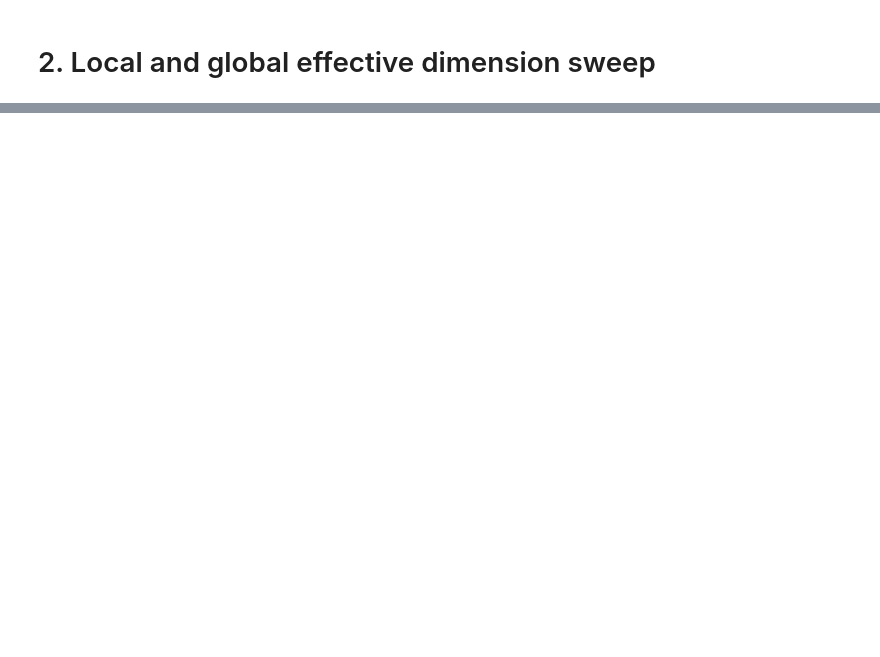
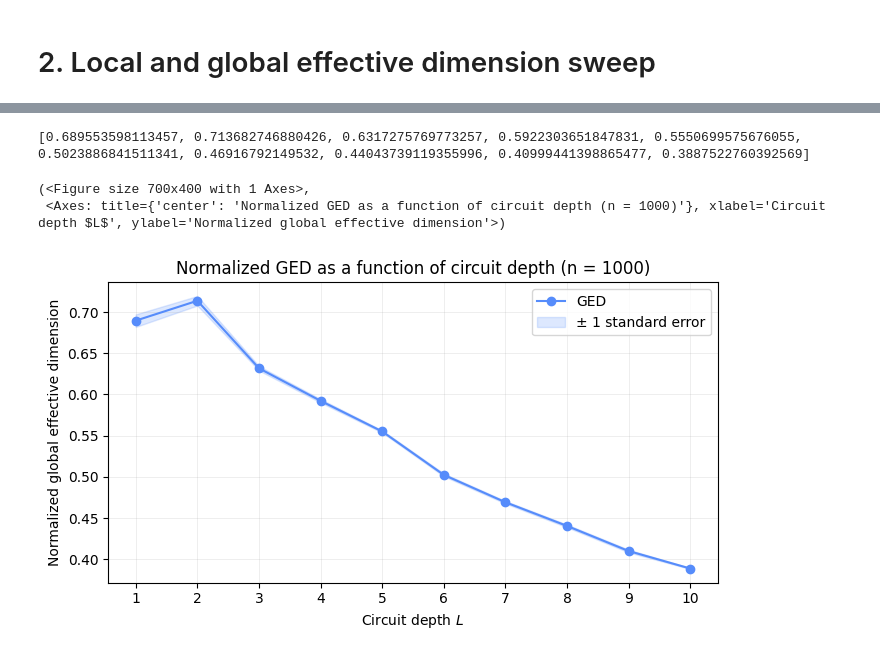
Before and after one commit to AdrianPanasiewicz/Effective_dimension_tds, a Jupyter notebook: tds_experiment.ipynb, the cells around one changed output, grey strips where cells are left out. Saved outputs shown, nothing was run; the diff lists cells and outputs as text; code cells hidden in the pictures; blank space fills up the shorter version.

```diff
--- a/tds_experiment.ipynb
+++ b/tds_experiment.ipynb
@@ -80,7 +80,7 @@ The optimal devices: default.qubit and cpu
 # %% [markdown]
 # 1. Model training
 # %%
-dataset_path = Path(project_root) / "projects" / "trainability_effective_dim" / "core" / "datasets"
+dataset_path = Path(project_root) / "Coding-projects" / "TDS_ED_repository" / "core" / "datasets"
 
 chart_name = "Mackey_Glass_tau_30"
 training_path = dataset_path / f"train_dataset_{chart_name}.pt"
@@ -95,7 +95,7 @@ trainer = BasicTrainer(
 )
 # %%
 model_config = {
-    "n_layers": 20,
+    "n_layers": 10,
     "n_qubits": 4,
     "quantum_device": "lightning.qubit",
     "interface": "torch",
@@ -113,9 +113,9 @@ training_config = {
     "epochs": 20,
     "optimizer": {
         "name": "Adam",
-        "lr": 0.016329429672802688,
+        "lr": 0.0004932767530689781,
         "momentum": 0.0,
-        "weight_decay": 1.5061369169597726e-05,
+        "weight_decay": 1.0850502895471054e-05,
     },
     "regularization": {
         "type": None,
@@ -260,21 +263,26 @@ plot_led_depth_sweep(
 # %%
 ged_result = sweep_ged_by_depth(
     model_factory=model_factory,
     inputs=inputs,
-    depths=list(range(1,21)),
+    depths=list(range(1,trained_depth+1)),
     theoretical_dataset_size=1_000,
     n_theta=10,
     normalize=True,
     repetitions=5,
     seed=0,
 )
 
 print(ged_result.means)
 
 plot_ged_depth_sweep(
     ged_result,
     output_path="results/ged_depth_sweep.png",
 )
+# %% [output]
+[0.689553598113457, 0.713682746880426, 0.6317275769773257, 0.5922303651847831, 0.5550699575676055, 0.5023886841511341, 0.46916792149532, 0.44043739119355996, 0.40999441398865477, 0.3887522760392569]
+(<Figure size 700x400 with 1 Axes>,
+ <Axes: title={'center': 'Normalized GED as a function of circuit depth (n = 1000)'}, xlabel='Circuit depth $L$', ylabel='Normalized global effective dimension'>)
+[figure, added]
 # %%
 figure, axes = plot_effective_dimension_depth_sweep(
     led_result=led_result,
```
Also changed, not shown: parts of 6 cells of this notebook, 5 other files.
